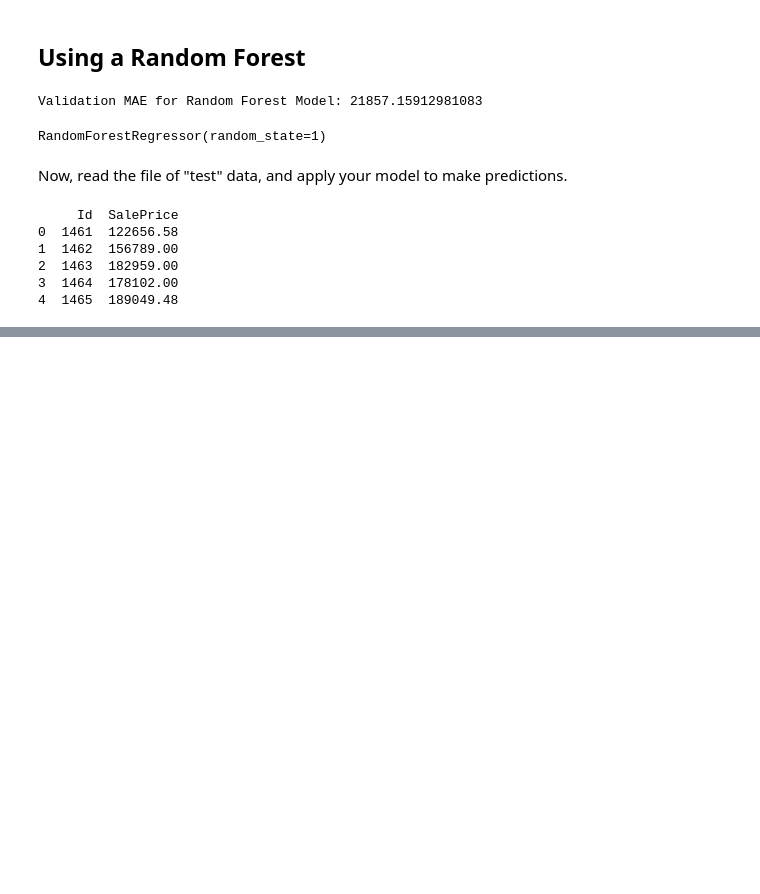
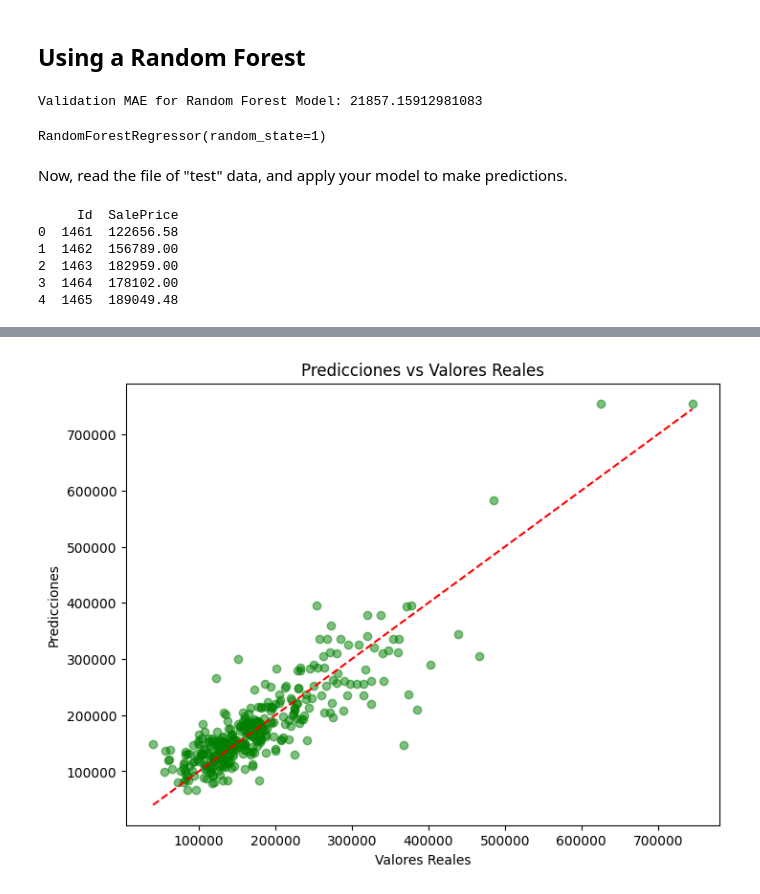
Before and after one commit to manuelasaez/ML_houses_prices_prediction, a Jupyter notebook: house_market_price_prediction_ML.ipynb, the cells around one changed output, grey strips where cells are left out. Cells and saved outputs as stored; diff of their text form; code cells hidden in the pictures; blank space fills up the shorter version.

```diff
--- a/house_market_price_prediction_ML.ipynb
+++ b/house_market_price_prediction_ML.ipynb
@@ -157,0 +193,10 @@ print(output.head())
+# %%
+plt.figure(figsize=(8,6))
+plt.scatter(val_y, val_predictions, alpha=0.5, color='green')
+plt.plot([min(val_y), max(val_y)], [min(val_y), max(val_y)], color='red', linestyle='--')
+plt.title('Predicciones vs Valores Reales')
+plt.xlabel('Valores Reales')
+plt.ylabel('Predicciones')
+plt.show()
+# %% [output]
+[figure, added]
```
Also changed, not shown: parts of 26 cells of this notebook.
